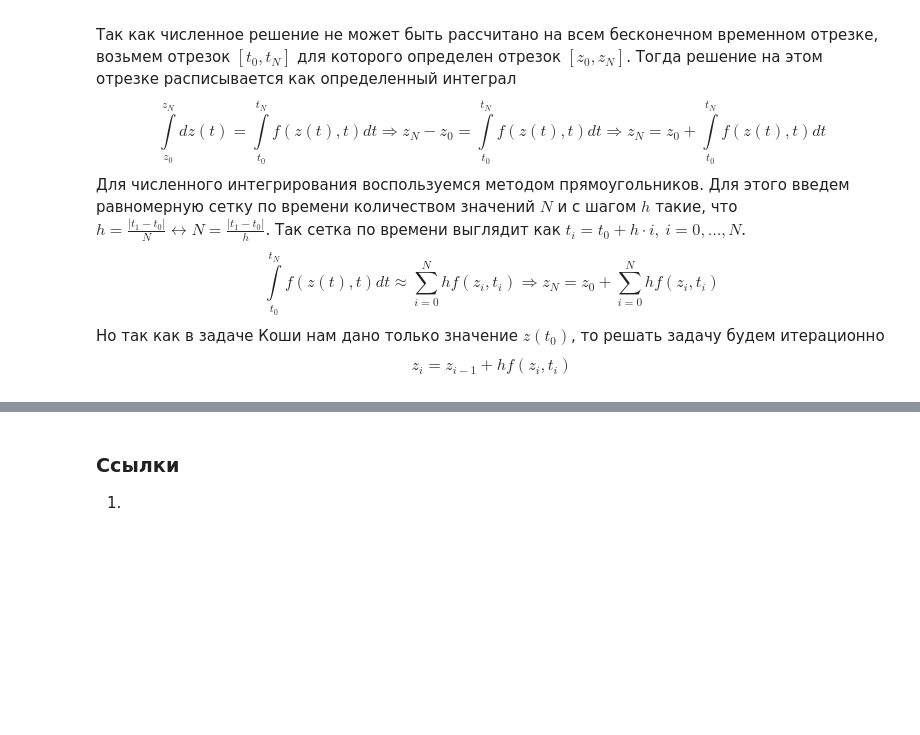
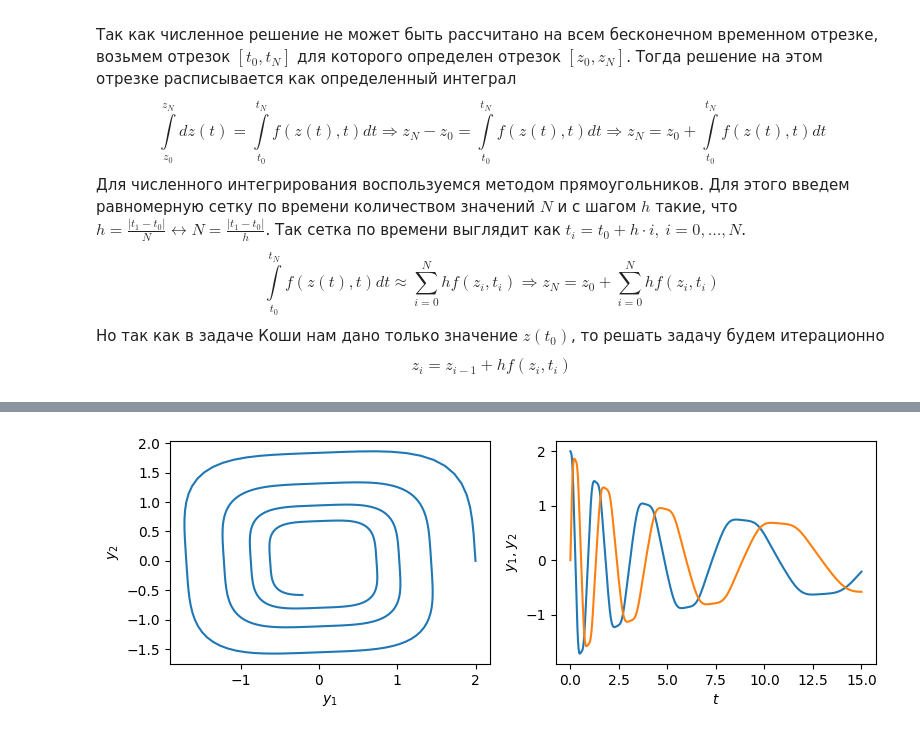
Before and after one commit to sswt/dive2gai, a Jupyter notebook: unit3/ContinuousNormalizingFlows.ipynb, the cells around one changed output, grey strips where cells are left out. Cells and saved outputs as stored; diff of their text form; code cells hidden in the pictures; blank space fills up the shorter version.

```diff
--- a/unit3/ContinuousNormalizingFlows.ipynb
+++ b/unit3/ContinuousNormalizingFlows.ipynb
@@ -187,4 +208,27 @@ import torch.nn.functional as F
-# %% [markdown]
-### Ссылки
-
-1. []()
+# %%
+device = torch.device('cuda' if torch.cuda.is_available() else 'cpu')
+
+y0 = torch.tensor([[2., 0.]]).to(device)
+t = torch.linspace(0., 15., 1000).to(device)
+A = torch.tensor([[-0.1, 2.0], [-2.0, -0.1]]).to(device)
+# %%
+class Lambda(nn.Module):
+    def forward(self, t, y):
+        return torch.mm(y ** 3, A)
+
+y = odeint(Lambda(), y0, t, method='dopri5')[:, 0]
+# %%
+plt.figure(figsize=(8, 3))
+ax = plt.subplot(1, 2, 1)
+ax.plot(y[:, 0].detach().cpu(), y[:, 1].detach().cpu())
+ax.set_xlabel('$y_1$')
+ax.set_ylabel('$y_2$')
+ax = plt.subplot(1, 2, 2)
+ax.plot(t.cpu(), y[:, 0].detach().cpu())
+ax.plot(t.cpu(), y[:, 1].detach().cpu())
+ax.set_xlabel('$t$')
+ax.set_ylabel('$y_1$, $y_2$')
+plt.tight_layout()
+plt.show()
+# %% [output]
+[figure, added]
```
Also changed, not shown: parts of 11 cells of this notebook.
